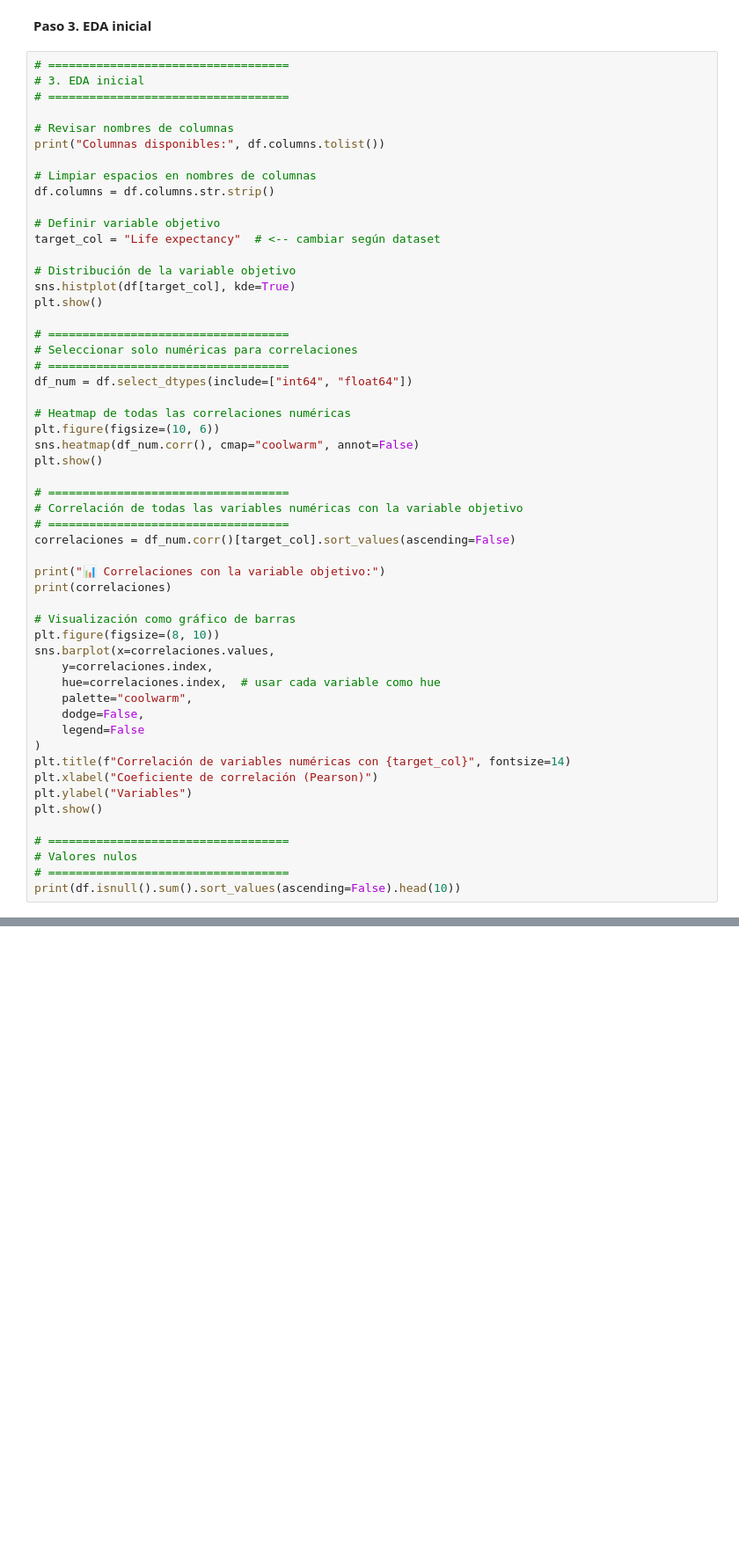
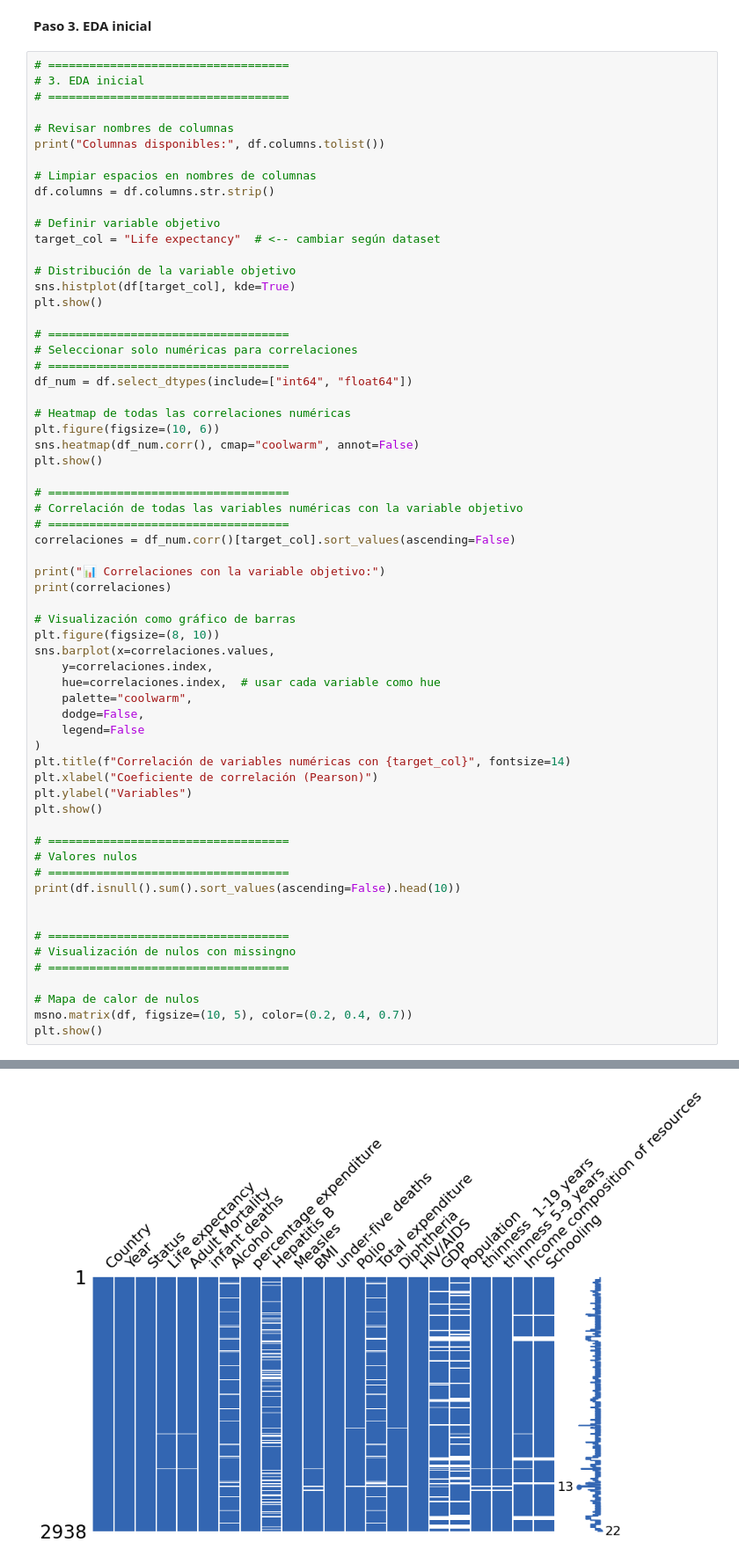
Before and after one commit to GHalfbbt/P5_G3_Regression, a Jupyter notebook: notebooks/linealregresion_decisiontree_rf.ipynb, the cells around one changed output, grey strips where cells are left out. Shown at 88% size. Drawn from its saved outputs; the diff is of its cells as text; blank space fills up the shorter version.

```diff
--- a/notebooks/linealregresion_decisiontree_rf.ipynb
+++ b/notebooks/linealregresion_decisiontree_rf.ipynb
@@ -164,39 +165,49 @@ plt.show()
 # Valores nulos
 # ===================================
 print(df.isnull().sum().sort_values(ascending=False).head(10))
+
+
+# ===================================
+# Visualización de nulos con missingno
+# ===================================
+
+# Mapa de calor de nulos
+msno.matrix(df, figsize=(10, 5), color=(0.2, 0.4, 0.7))
+plt.show()
 # %% [output]
 Columnas disponibles: ['Country', 'Year', 'Status', 'Life expectancy ', 'Adult Mortality', 'infant deaths', 'Alcohol', 'percentage expenditure', 'Hepatitis B', 'Measles ', ' BMI ', 'under-five deaths  ...
 [figure]
 [figure]
 📊 Correlaciones con la variable objetivo:
 Life expectancy                    1.000000
 Schooling                          0.751975
 Income composition of resources    0.724776
 BMI                                0.567694
 Diphtheria                         0.479495
 Polio                              0.465556
 GDP                                0.461455
 Alcohol                            0.404877
 percentage expenditure             0.381864
 Hepatitis B                        0.256762
 Total expenditure                  0.218086
 ... (6 lines left out)
 thinness  1-19 years              -0.477183
 HIV/AIDS                          -0.556556
 Adult Mortality                   -0.696359
 Name: Life expectancy, dtype: float64
 [figure]
 Population                         652
 Hepatitis B                        553
 GDP                                448
 Total expenditure                  226
 Alcohol                            194
 Income composition of resources    167
 Schooling                          163
 thinness  1-19 years                34
 thinness 5-9 years                  34
 BMI                                 34
 dtype: int64
+[figure, added]
 # %% [markdown]
 **Paso 4. Procesamiento + limpieza**
 
```
Also changed, not shown: parts of 4 cells of this notebook, 2 other files.
